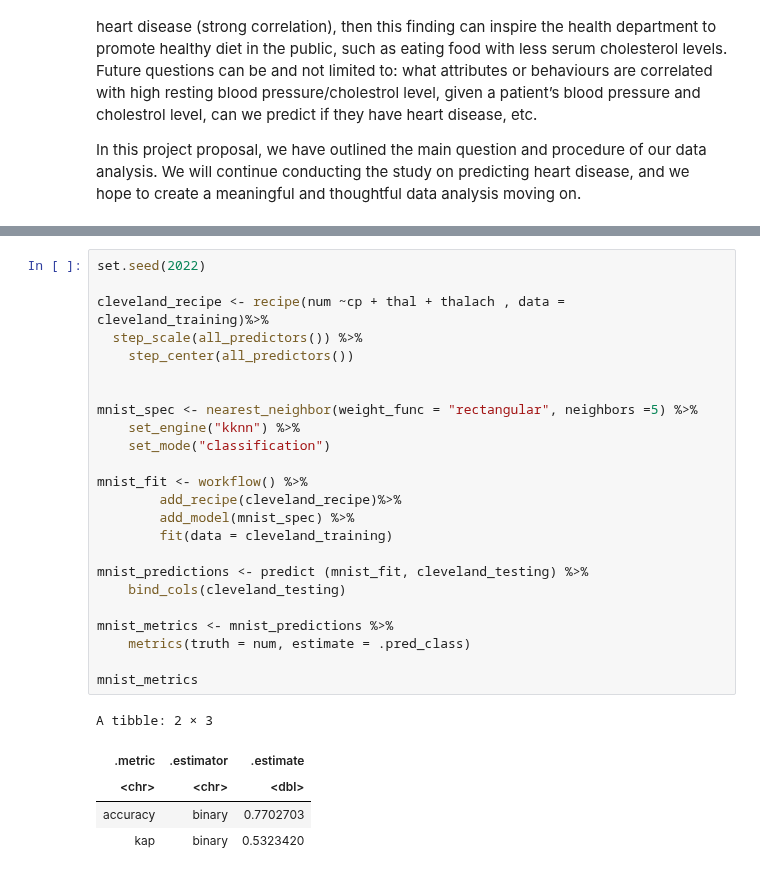
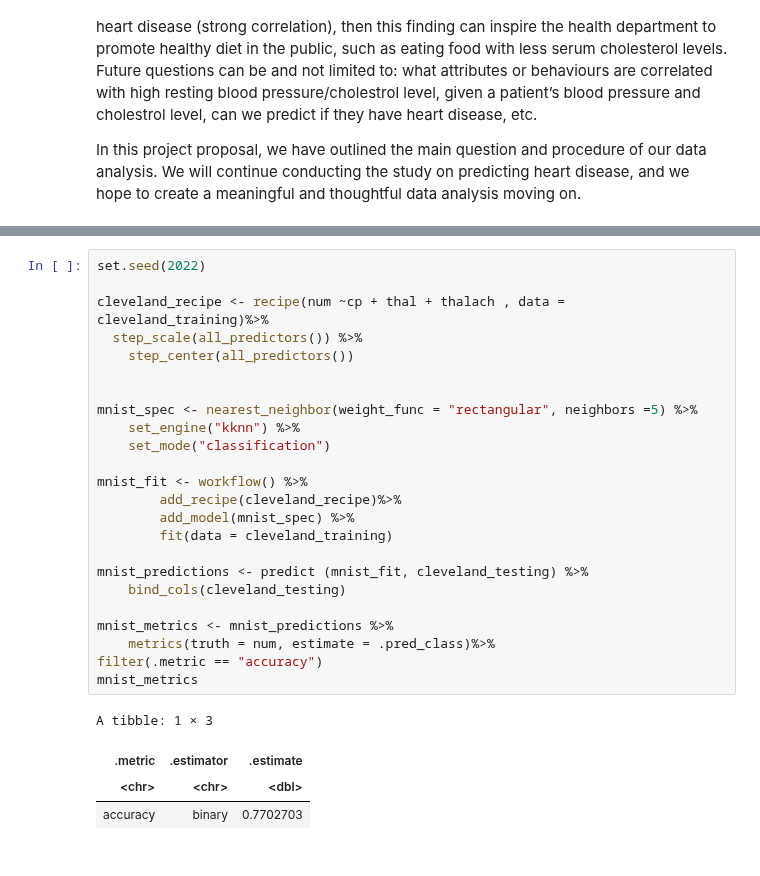
Before and after one commit to wiliwangka/Heart-Disease-Classification-with-R, a Jupyter notebook: ds_project_proposal.ipynb, the cells around one changed output, grey strips where cells are left out. Saved outputs shown, nothing was run; the diff lists cells and outputs as text.

```diff
--- a/ds_project_proposal.ipynb
+++ b/ds_project_proposal.ipynb
@@ -202,30 +201,29 @@ A tibble: 1 × 2
 # %%
 set.seed(2022)
 
 cleveland_recipe <- recipe(num ~cp + thal + thalach , data = cleveland_training)%>%
   step_scale(all_predictors()) %>%
     step_center(all_predictors())
 
 
 mnist_spec <- nearest_neighbor(weight_func = "rectangular", neighbors =5) %>%
     set_engine("kknn") %>%
     set_mode("classification")
 
 mnist_fit <- workflow() %>%
         add_recipe(cleveland_recipe)%>%
         add_model(mnist_spec) %>%
         fit(data = cleveland_training)
 
 mnist_predictions <- predict (mnist_fit, cleveland_testing) %>%
     bind_cols(cleveland_testing)
 
 mnist_metrics <- mnist_predictions %>%
-    metrics(truth = num, estimate = .pred_class)
-
+    metrics(truth = num, estimate = .pred_class)%>%
+filter(.metric == "accuracy")
 mnist_metrics
 # %% [output]
-A tibble: 2 × 3
+A tibble: 1 × 3
 | .metric | .estimator | .estimate |
 | <chr> | <chr> | <dbl> |
 | accuracy | binary | 0.7702703 |
-| kap | binary | 0.5323420 |
```
Also changed, not shown: parts of 5 cells of this notebook.
